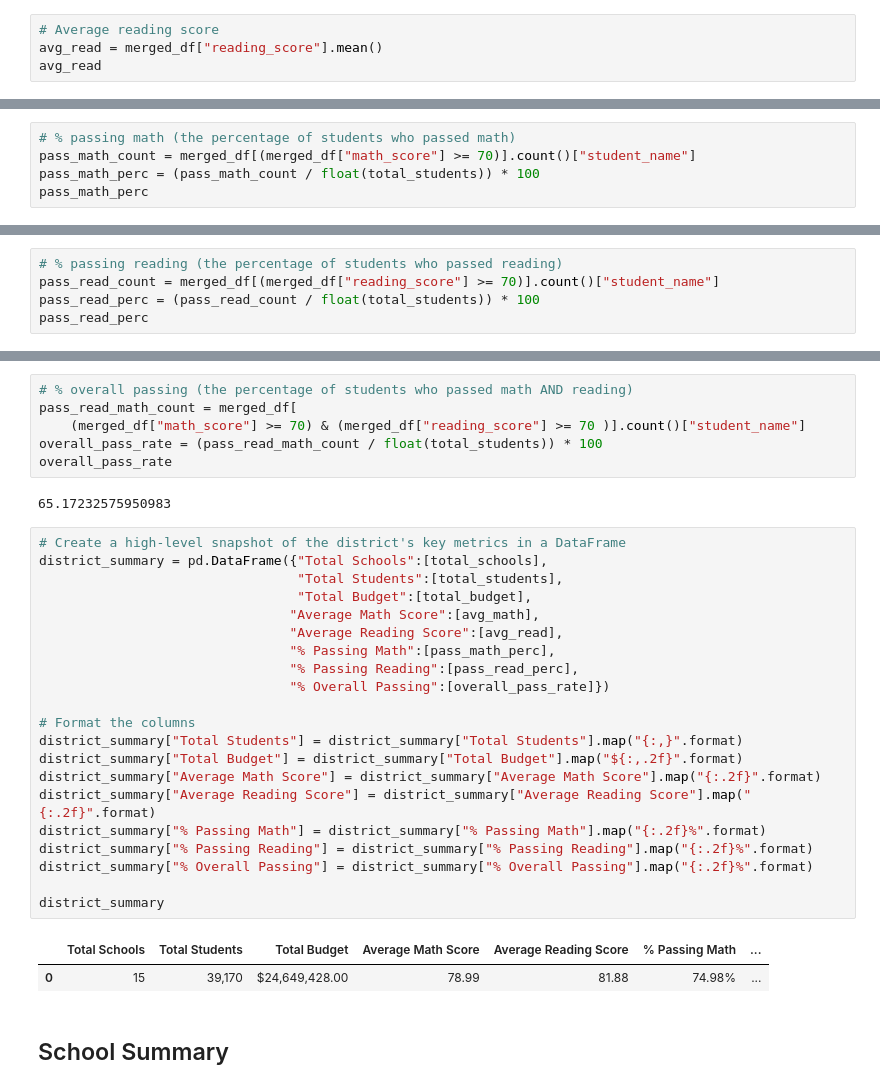
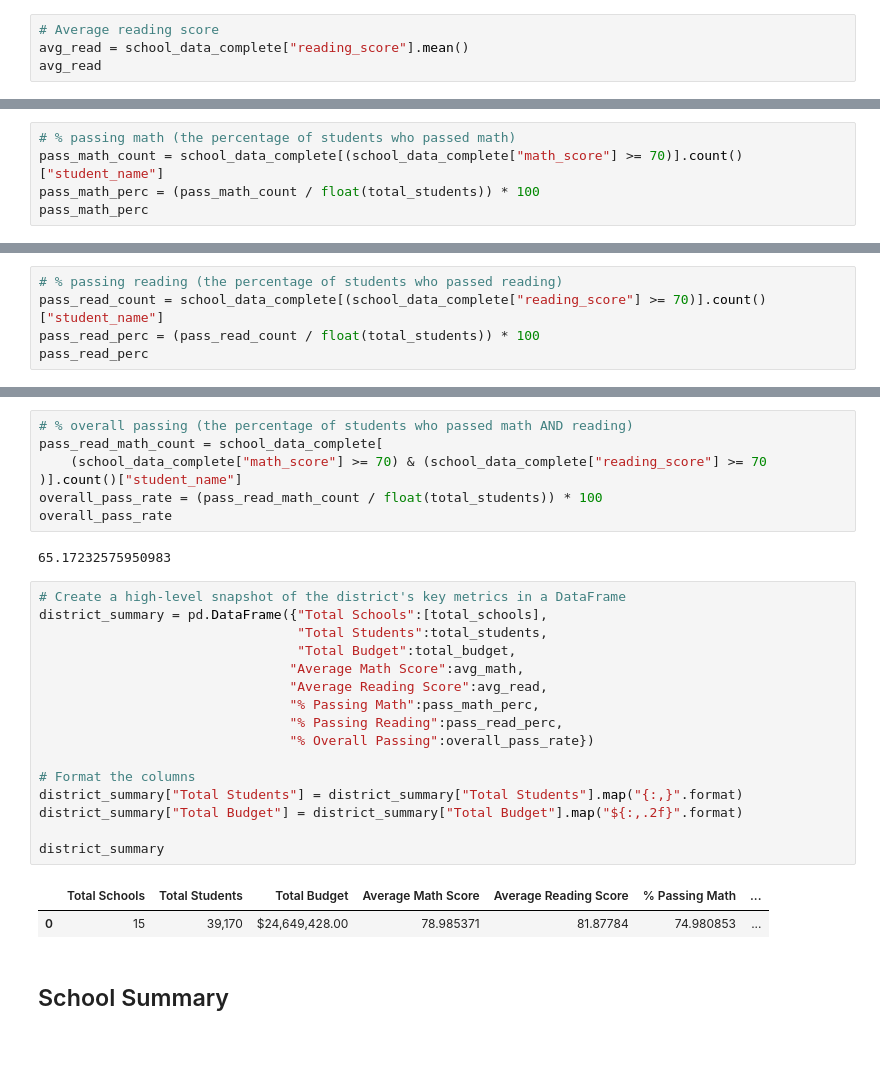
Before and after one commit to RJBarker/pandas-challenge, a Jupyter notebook: PyCitySchools/PyCitySchools.ipynb, the cells around one changed output, grey strips where cells are left out. Drawn from its saved outputs; the diff is of its cells as text; blank space fills up the shorter version.

Commit message:
Adjustments made to code completed in PyCitySchools.ipynb

```diff
--- a/PyCitySchools/PyCitySchools.ipynb
+++ b/PyCitySchools/PyCitySchools.ipynb
@@ -67,28 +73,28 @@ avg_math
 78.98537145774827
 # %%
 # Average reading score
-avg_read = merged_df["reading_score"].mean()
+avg_read = school_data_complete["reading_score"].mean()
 avg_read
 # %% [output]
 81.87784018381414
 # %%
 # % passing math (the percentage of students who passed math)
-pass_math_count = merged_df[(merged_df["math_score"] >= 70)].count()["student_name"]
+pass_math_count = school_data_complete[(school_data_complete["math_score"] >= 70)].count()["student_name"]
 pass_math_perc = (pass_math_count / float(total_students)) * 100
 pass_math_perc
 # %% [output]
 74.9808526933878
 # %%
 # % passing reading (the percentage of students who passed reading)
-pass_read_count = merged_df[(merged_df["reading_score"] >= 70)].count()["student_name"]
+pass_read_count = school_data_complete[(school_data_complete["reading_score"] >= 70)].count()["student_name"]
 pass_read_perc = (pass_read_count / float(total_students)) * 100
 pass_read_perc
 # %% [output]
 85.80546336482001
 # %%
 # % overall passing (the percentage of students who passed math AND reading)
-pass_read_math_count = merged_df[
-    (merged_df["math_score"] >= 70) & (merged_df["reading_score"] >= 70 )].count()["student_name"]
+pass_read_math_count = school_data_complete[
+    (school_data_complete["math_score"] >= 70) & (school_data_complete["reading_score"] >= 70 )].count()["student_name"]
 overall_pass_rate = (pass_read_math_count / float(total_students)) * 100
 overall_pass_rate
 # %% [output]
@@ -96,27 +102,22 @@ overall_pass_rate
 # %%
 # Create a high-level snapshot of the district's key metrics in a DataFrame
 district_summary = pd.DataFrame({"Total Schools":[total_schools],
-                                 "Total Students":[total_students],
-                                 "Total Budget":[total_budget],
-                                "Average Math Score":[avg_math],
-                                "Average Reading Score":[avg_read],
-                                "% Passing Math":[pass_math_perc],
-                                "% Passing Reading":[pass_read_perc],
-                                "% Overall Passing":[overall_pass_rate]})
+                                 "Total Students":total_students,
+                                 "Total Budget":total_budget,
+                                "Average Math Score":avg_math,
+                                "Average Reading Score":avg_read,
+                                "% Passing Math":pass_math_perc,
+                                "% Passing Reading":pass_read_perc,
+                                "% Overall Passing":overall_pass_rate})
 
 # Format the columns
 district_summary["Total Students"] = district_summary["Total Students"].map("{:,}".format)
 district_summary["Total Budget"] = district_summary["Total Budget"].map("${:,.2f}".format)
-district_summary["Average Math Score"] = district_summary["Average Math Score"].map("{:.2f}".format)
-district_summary["Average Reading Score"] = district_summary["Average Reading Score"].map("{:.2f}".format)
-district_summary["% Passing Math"] = district_summary["% Passing Math"].map("{:.2f}%".format)
-district_summary["% Passing Reading"] = district_summary["% Passing Reading"].map("{:.2f}%".format)
-district_summary["% Overall Passing"] = district_summary["% Overall Passing"].map("{:.2f}%".format)
 
 district_summary
 # %% [output]
 |  | Total Schools | Total Students | Total Budget | Average Math Score | Average Reading Score | % Passing Math | ... |
-| 0 | 15 | 39,170 | $24,649,428.00 | 78.99 | 81.88 | 74.98% | ... |
+| 0 | 15 | 39,170 | $24,649,428.00 | 78.985371 | 81.87784 | 74.980853 | ... |
 # %% [markdown]
 ## School Summary
 # %%
```
Also changed, not shown: parts of 41 cells of this notebook.
